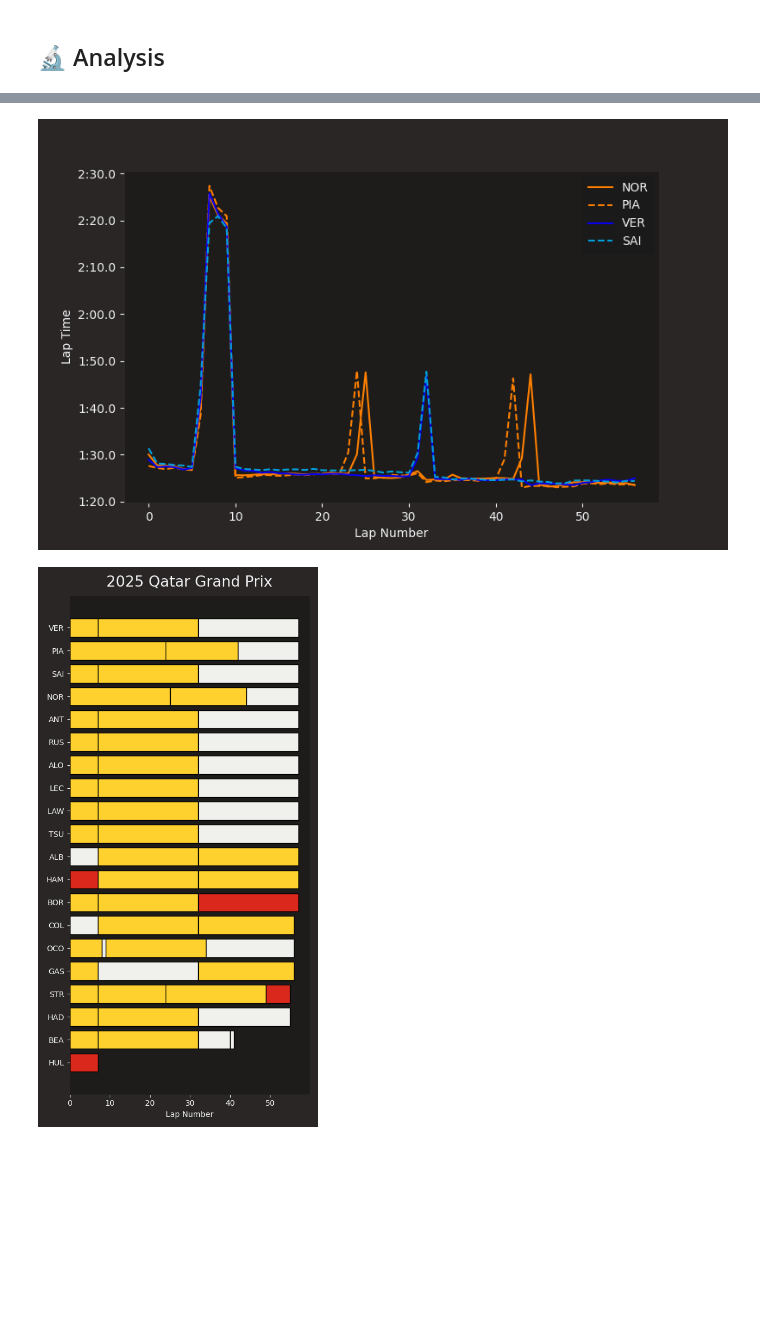
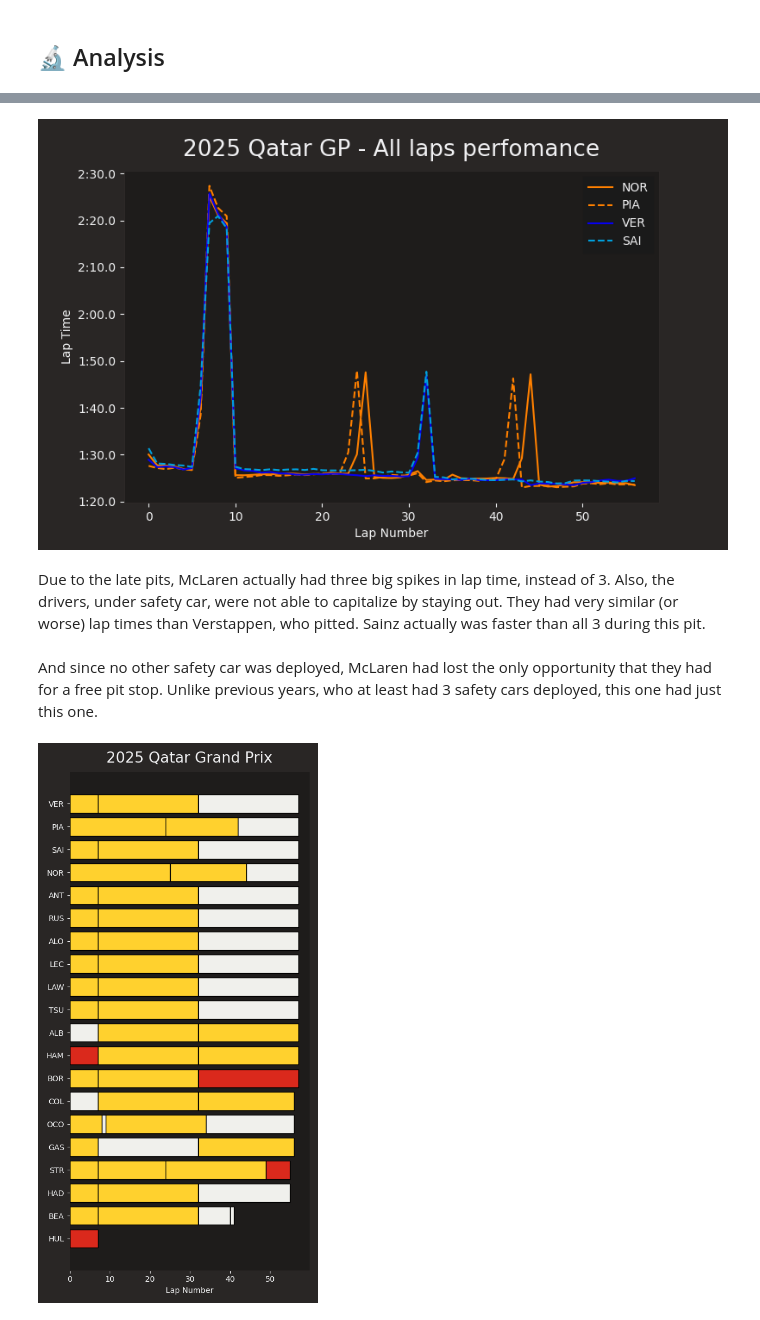
Before and after one commit to vitorvelozo/cesar-beat-f1-workshop, a Jupyter notebook: src/race_analysis.ipynb, the cells around one changed output, grey strips where cells are left out. Drawn from its saved outputs; the diff is of its cells as text; code cells hidden in the pictures; blank space fills up the shorter version.

```diff
--- a/src/race_analysis.ipynb
+++ b/src/race_analysis.ipynb
@@ -86,6 +112,7 @@ for driver in ("NOR", "PIA", "VER", "SAI"):
 ax.set_xlabel("Lap Number")
 ax.set_ylabel("Lap Time")
 ax.legend()
+ax.set_title("2025 Qatar GP - Push laps perfomance")
 plotting.add_sorted_driver_legend(ax, race)
 plt.show()
 # %% [output]
@@ -93,22 +122,27 @@ plt.show()
 # %%
 fig, ax = plt.subplots(figsize=(8, 5))
 
 for driver in ("NOR", "PIA", "VER", "SAI"):
     laps = race.laps.pick_drivers(driver).reset_index()
     style = plotting.get_driver_style(
         identifier=driver,
         style=["color", "linestyle"],
         session=race,
     )
     ax.plot(laps["LapTime"], **style, label=driver)
 
 ax.set_xlabel("Lap Number")
 ax.set_ylabel("Lap Time")
+ax.set_title("2025 Qatar GP - All laps perfomance")
 ax.legend()
 plotting.add_sorted_driver_legend(ax, race)
 plt.show()
 # %% [output]
-[figure, old version]
+[figure, new version]
+# %% [markdown]
+Due to the late pits, McLaren actually had three big spikes in lap time, instead of 3. Also, the drivers, under safety car, were not able to capitalize by staying out. They had very similar (or worse) lap times than Verstappen, who pitted. Sainz actually was faster than all 3 during this pit.
+# %% [markdown]
+And since no other safety car was deployed, McLaren had lost the only opportunity that they had for a free pit stop. Unlike previous years, who at least had 3 safety cars deployed, this one had just this one.
 # %%
 plot_tyre_strategy(drivers, stints, race)
 # %% [output]
```
Also changed, not shown: parts of 25 cells of this notebook, 11 other files.
